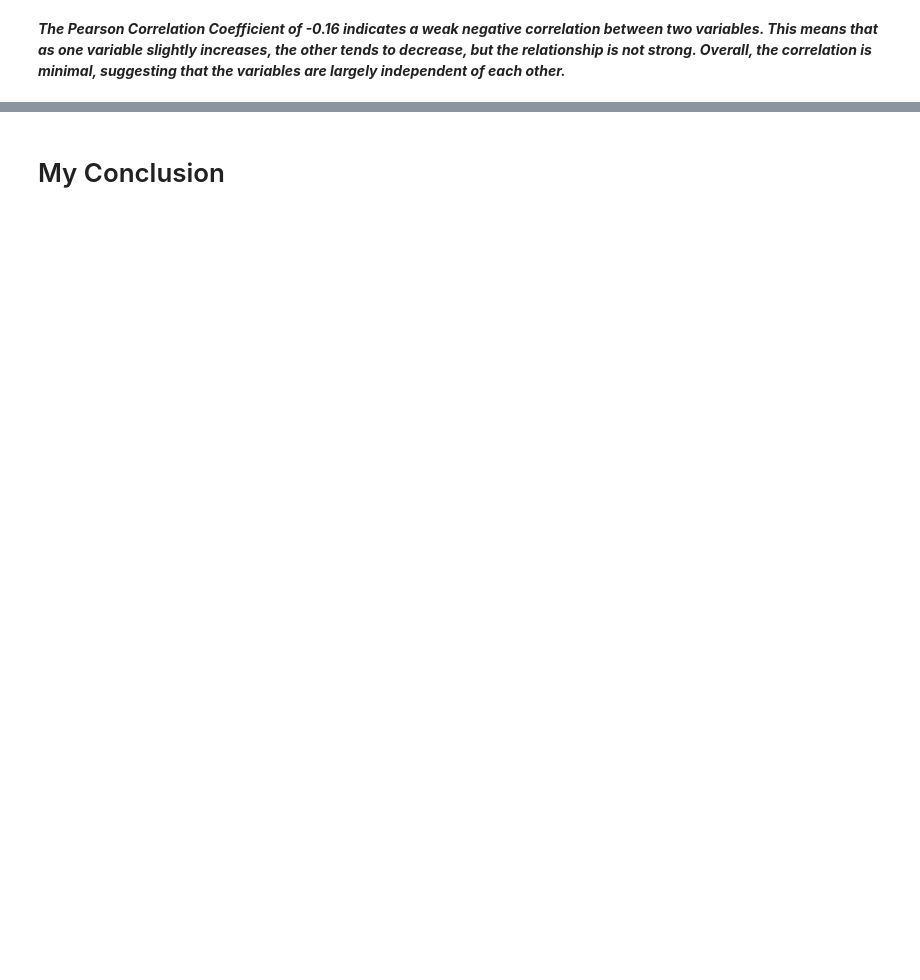
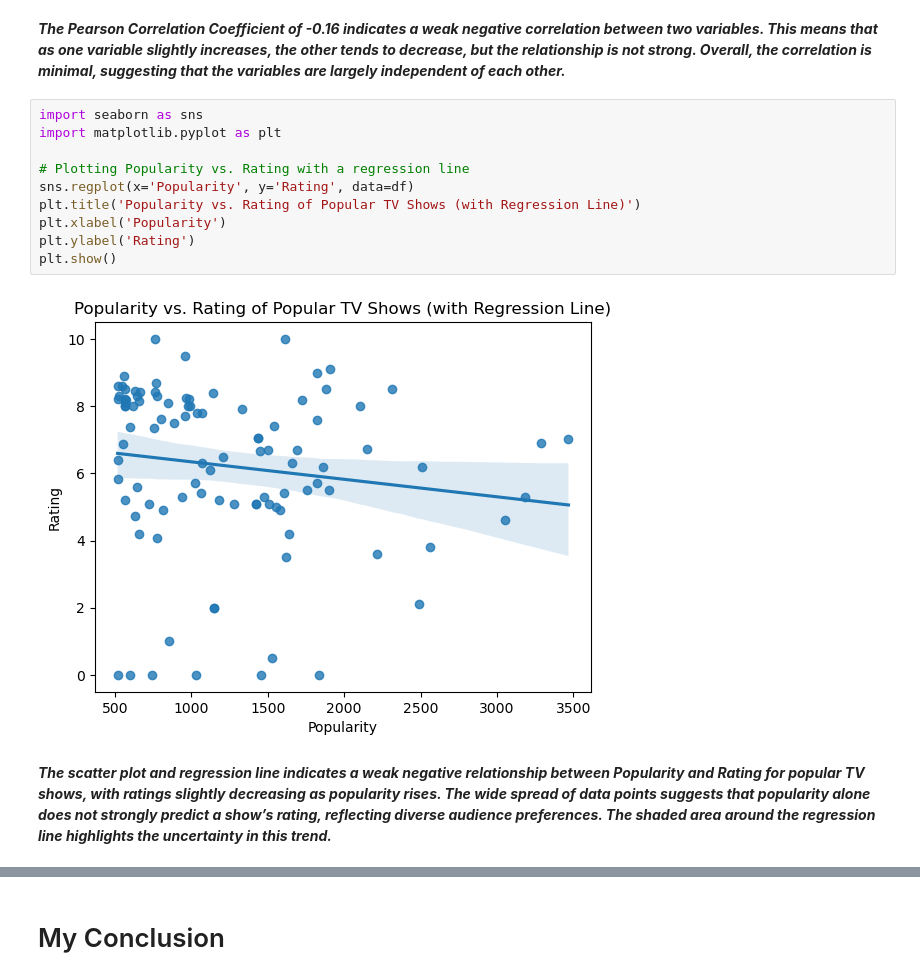
Before and after one commit to Bryce8/AI, a Jupyter notebook: Semester 2/Unit+2+-+Final+Project+Template.ipynb, the cells around one changed output, grey strips where cells are left out. Cells and saved outputs as stored; diff of their text form; blank space fills up the shorter version.

```diff
--- a/Semester 2/Unit+2+-+Final+Project+Template.ipynb
+++ b/Semester 2/Unit+2+-+Final+Project+Template.ipynb
@@ -152,2 +154,16 @@ Pearson Correlation Coefficient: -0.16
 # %% [markdown]
 ***The Pearson Correlation Coefficient of **-0.16** indicates a weak negative correlation between two variables. This means that as one variable slightly increases, the other tends to decrease, but the relationship is not strong. Overall, the correlation is minimal, suggesting that the variables are largely independent of each other.***
+# %%
+import seaborn as sns
+import matplotlib.pyplot as plt
+
+# Plotting Popularity vs. Rating with a regression line
+sns.regplot(x='Popularity', y='Rating', data=df)
+plt.title('Popularity vs. Rating of Popular TV Shows (with Regression Line)')
+plt.xlabel('Popularity')
+plt.ylabel('Rating')
+plt.show()
+# %% [output]
+[figure, added]
+# %% [markdown]
+***The scatter plot and regression line indicates a weak negative relationship between Popularity and Rating for popular TV shows, with ratings slightly decreasing as popularity rises. The wide spread of data points suggests that popularity alone does not strongly predict a show’s rating, reflecting diverse audience preferences. The shaded area around the regression line highlights the uncertainty in this trend.***
```
Also changed, not shown: parts of 7 cells of this notebook, 1 other file.
